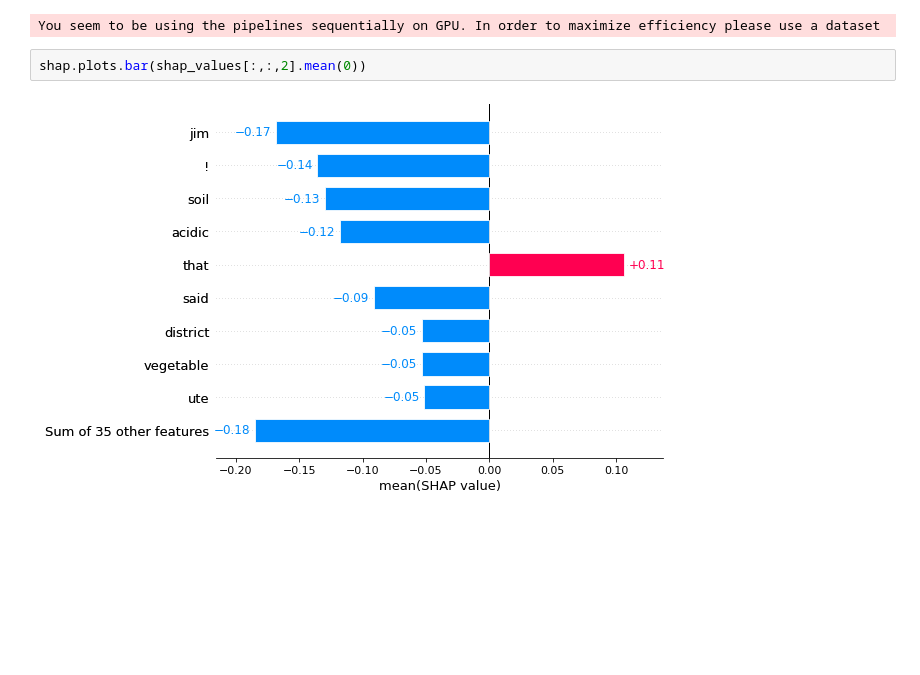
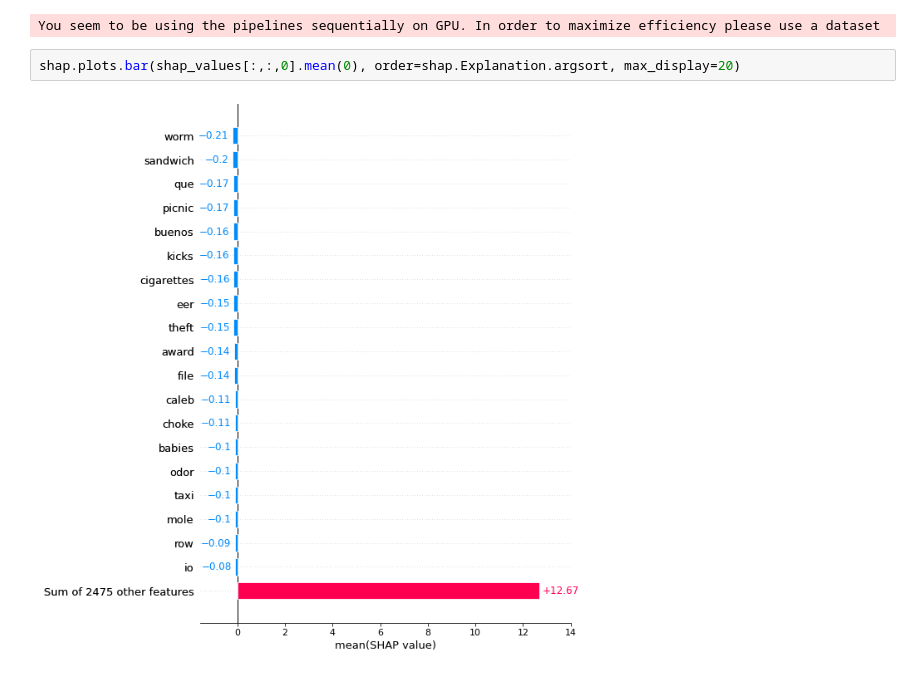
Before and after one commit to timo282/NLP-The-Office, a Jupyter notebook: notebooks/THE_OFFICE_sentence_prediction.ipynb, the cells around one changed output. Cells and saved outputs as stored; diff of their text form; blank space fills up the shorter version.

Commit message:
some shap analysis

```diff
--- a/notebooks/THE_OFFICE_sentence_prediction.ipynb
+++ b/notebooks/THE_OFFICE_sentence_prediction.ipynb
@@ -271,6 +271,6 @@ shap_values = explainer(val_texts[:1000])
 # %% [output]
 You seem to be using the pipelines sequentially on GPU. In order to maximize efficiency please use a dataset
 # %%
-shap.plots.bar(shap_values[:,:,2].mean(0))
+shap.plots.bar(shap_values[:,:,0].mean(0), order=shap.Explanation.argsort, max_display=20)
 # %% [output]
-[figure, old version]
+[figure, new version]
```
Also changed, not shown: parts of 1 cell of this notebook.
